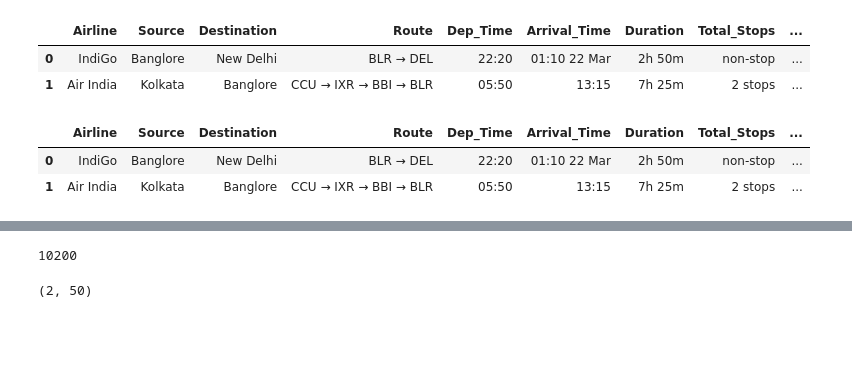
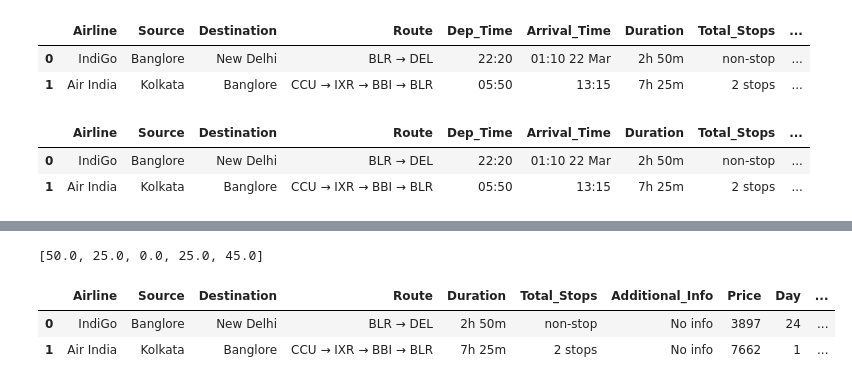
Before and after one commit to rajendra195/data_science_ML_Metro, a Jupyter notebook: week_07/day_02/linear regression assignment.ipynb, the cells around one changed output, grey strips where cells are left out. Drawn from its saved outputs; the diff is of its cells as text; code cells hidden in the pictures; blank space fills up the shorter version.

```diff
--- a/week_07/day_02/linear regression assignment.ipynb
+++ b/week_07/day_02/linear regression assignment.ipynb
@@ -235,6 +236,6 @@ df.head()
 # %%
-time = pd.to_timedelta(df["Duration"])
-time
+td = pd.to_timedelta(df["Duration"])
+td
 # %% [output]
 0       0 days 02:50:00
 1       0 days 07:25:00
@@ -250,21 +251,26 @@ time
 Name: Duration, Length: 10682, dtype: timedelta64[ns]
 # %%
-seconds = time[0].seconds
-seconds
+dur_hr = []
+dur_min = []
+for i in range(len(td)):
+    seconds = td[i].seconds
+    minutes = seconds / 60
+    hour = minutes // 60
+    minute = minutes % 60
+    dur_hr.append(hour)
+    dur_min.append(minute)
+
+dur_min[:5]
 # %% [output]
-10200
+[50.0, 25.0, 0.0, 25.0, 45.0]
 # %%
-minute = seconds / 60
-hour = minute // 60
-minute = minute % 60
-int(hour),int(minute)
+df["Duration_Hour"] = dur_hr
+df["Duration_Minute"] = dur_min
-# %% [output]
-(2, 50)
 # %%
-def splusone(data):
-    pass
-
-
-splusone([1, 2, 3])
+df[["Day", "Month", "Dep_Hours", "Dep_Minutes", "Duration_Hour", "Duration_Minute"]] = df[["Day", "Month", "Dep_Hours", "Dep_Minutes", "Duration_Hour", "Duration_Minute"]].astype("int32")
 # %%
-i = 1
+df.head(2)
+# %% [output]
+|  | Airline | Source | Destination | Route | Duration | Total_Stops | Additional_Info | Price | Day | ... |
+| 0 | IndiGo | Banglore | New Delhi | BLR → DEL | 2h 50m | non-stop | No info | 3897 | 24 | ... |
+| 1 | Air India | Kolkata | Banglore | CCU → IXR → BBI → BLR | 7h 25m | 2 stops | No info | 7662 | 1 | ... |
```
Also changed, not shown: parts of 13 cells of this notebook.
